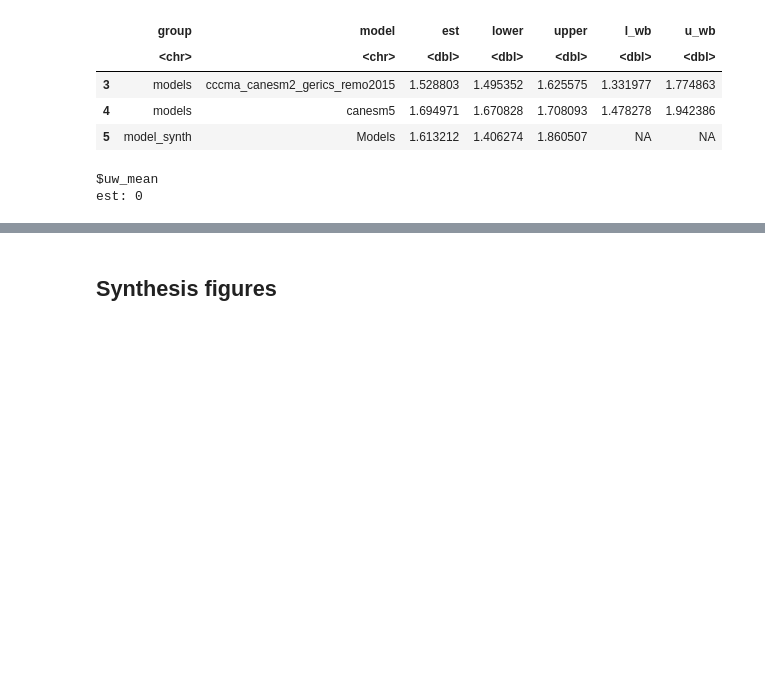
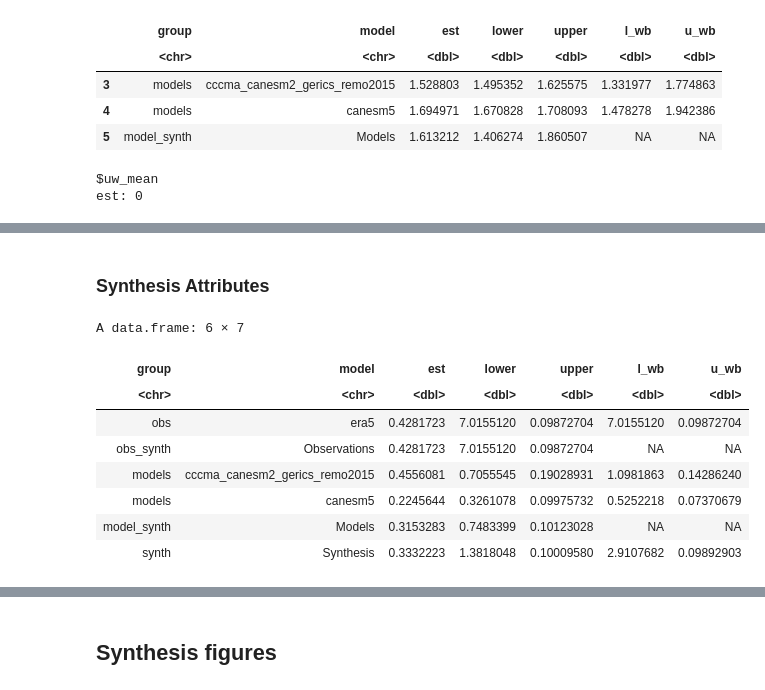
Before and after one commit to maris-development/c3s-451, a Jupyter notebook: testing_notebooks/C3S_SynthesisR.ipynb, the cells around one changed output, grey strips where cells are left out. Cells and saved outputs as stored; diff of their text form; code cells hidden in the pictures; blank space fills up the shorter version.

```diff
--- a/testing_notebooks/C3S_SynthesisR.ipynb
+++ b/testing_notebooks/C3S_SynthesisR.ipynb
@@ -176,0 +293,20 @@ write.csv(synth_PR_proj$df, file.path(your_save_directory, "synth_PR_proj.csv"))
+# %% [markdown]
+### Synthesis Attributes
+# %%
+synth_PR_attr_inverse_pr <- synth_PR_attr$df
+
+num_cols <- sapply(synth_PR_attr_inverse_pr, is.numeric)
+
+synth_PR_attr_inverse_pr[, num_cols] <- 1 / synth_PR_attr_inverse_pr[, num_cols]
+
+synth_PR_attr_inverse_pr
+# %% [output]
+A data.frame: 6 × 7
+| group | model | est | lower | upper | l_wb | u_wb |
+| <chr> | <chr> | <dbl> | <dbl> | <dbl> | <dbl> | <dbl> |
+| obs | era5 | 0.4281723 | 7.0155120 | 0.09872704 | 7.0155120 | 0.09872704 |
+| obs_synth | Observations | 0.4281723 | 7.0155120 | 0.09872704 | NA | NA |
+| models | cccma_canesm2_gerics_remo2015 | 0.4556081 | 0.7055545 | 0.19028931 | 1.0981863 | 0.14286240 |
+| models | canesm5 | 0.2245644 | 0.3261078 | 0.09975732 | 0.5252218 | 0.07370679 |
+| model_synth | Models | 0.3153283 | 0.7483399 | 0.10123028 | NA | NA |
+| synth | Synthesis | 0.3332223 | 1.3818048 | 0.10009580 | 2.9107682 | 0.09892903 |
```
Also changed, not shown: parts of 29 cells of this notebook.
